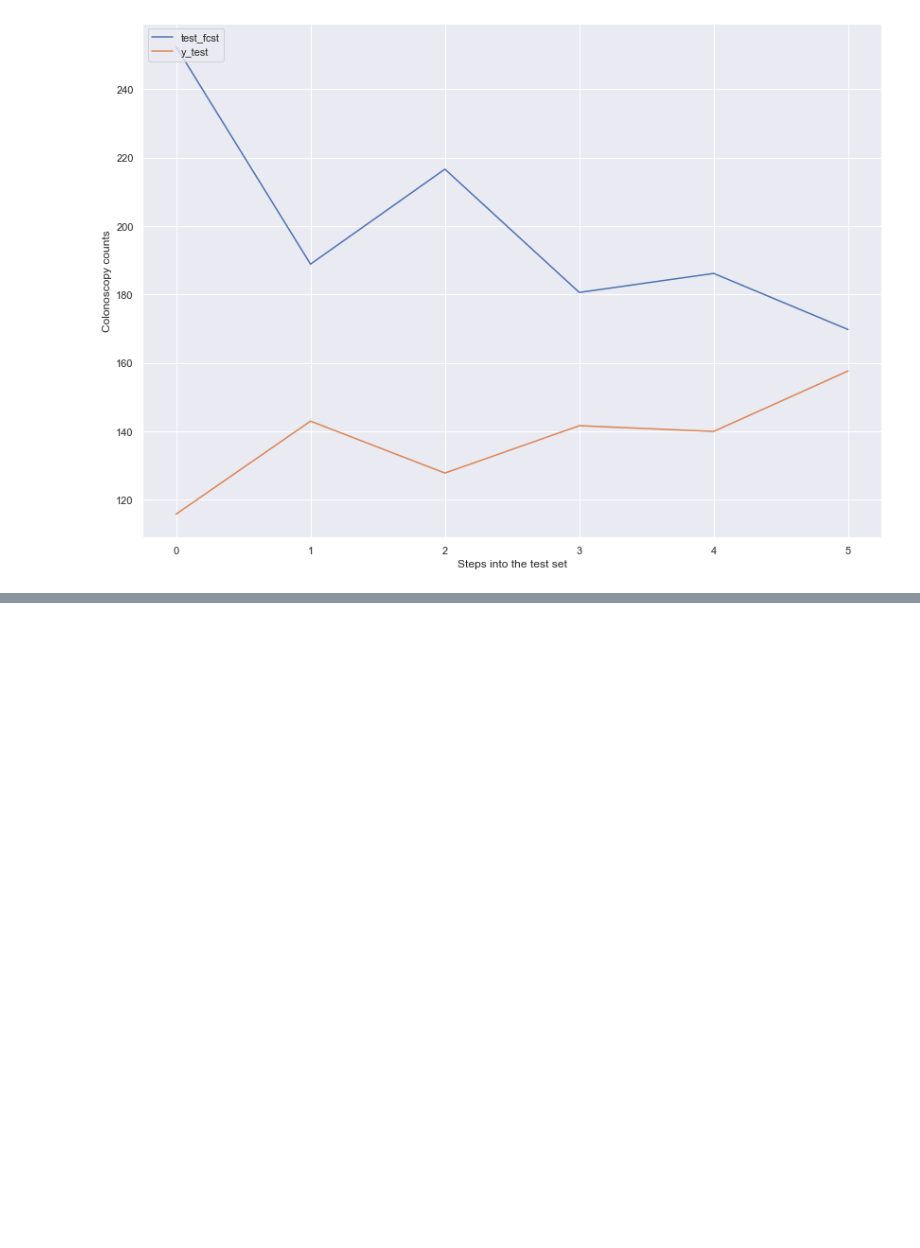
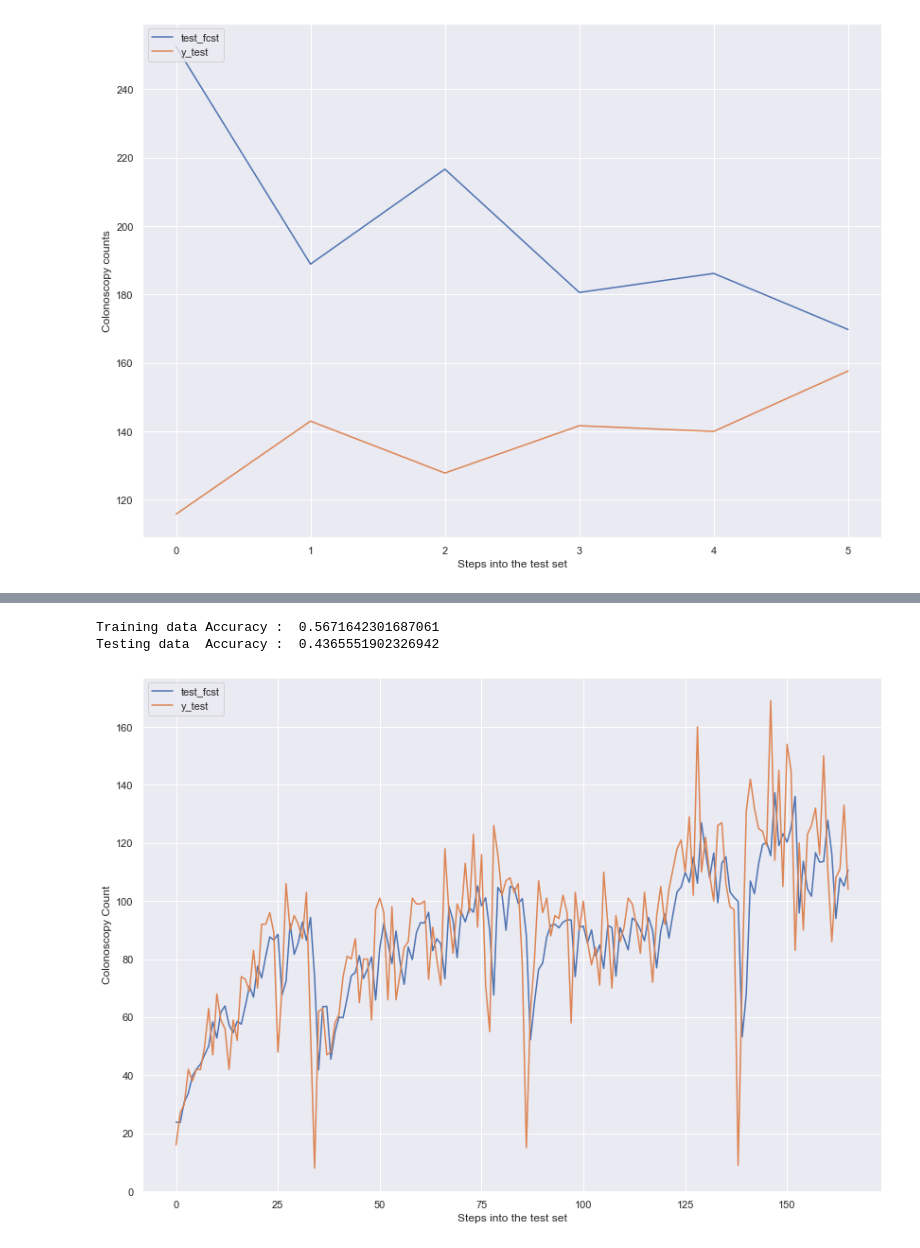
Before and after one commit to raku43/MScDACapstone, a Jupyter notebook: MScDA_Capstone.ipynb, the cells around one changed output, grey strips where cells are left out. Saved outputs shown, nothing was run; the diff lists cells and outputs as text; code cells hidden in the pictures; blank space fills up the shorter version.

```diff
--- a/MScDA_Capstone.ipynb
+++ b/MScDA_Capstone.ipynb
@@ -3113,0 +3220,7 @@ Testing accuracy 0.1037
+# %%
+# Create X and y objects
+X = df_timeseriesWD[['Counts_l1','Counts_l2','Counts_l3','Counts_l4']].values
+y = df_timeseriesWD['Counts'].values
+
+# Split train and test data
+X_train, X_test, y_train, y_test = train_test_split(X, y, test_size = 0.30,  shuffle = False)
@@ -3113,0 +3290,35 @@ Testing accuracy 0.1037
+# %%
+from sklearn.linear_model import LinearRegression
+from sklearn.metrics import r2_score
+
+# Fit Linear Regression model
+my_lm = LinearRegression()
+my_lm.fit(X = X_train, y = y_train)
+
+#Prediction
+train_fcst = my_lm.predict(X_train)
+test_fcst = my_lm.predict(X_test)
+
+# Store the R2 error into train_r2 and test_r2
+train_r2 = r2_score(y_train, train_fcst)
+test_r2 = r2_score(y_test, test_fcst)
+
+#Assign variable for plotting later on
+lr_train_r2=train_r2
+lr_test_r2=test_r2
+# Display the training and test score
+print("Training data Accuracy : ",train_r2)
+print("Testing data  Accuracy : ",test_r2)
+# Plot result
+plt.plot(list(test_fcst))
+plt.plot(list(y_test))
+#plt.title('Test_Fcst vs test data',fontsize=14)
+plt.xlabel('Steps into the test set')
+plt.ylabel('Colonoscopy Count')
+plt.legend(['test_fcst', 'y_test'], loc='upper left')
+
+plt.show()
+# %% [output]
+Training data Accuracy :  0.5671642301687061
+Testing data  Accuracy :  0.4365551902326942
+[figure, added]
```
Also changed, not shown: parts of 233 cells of this notebook.
